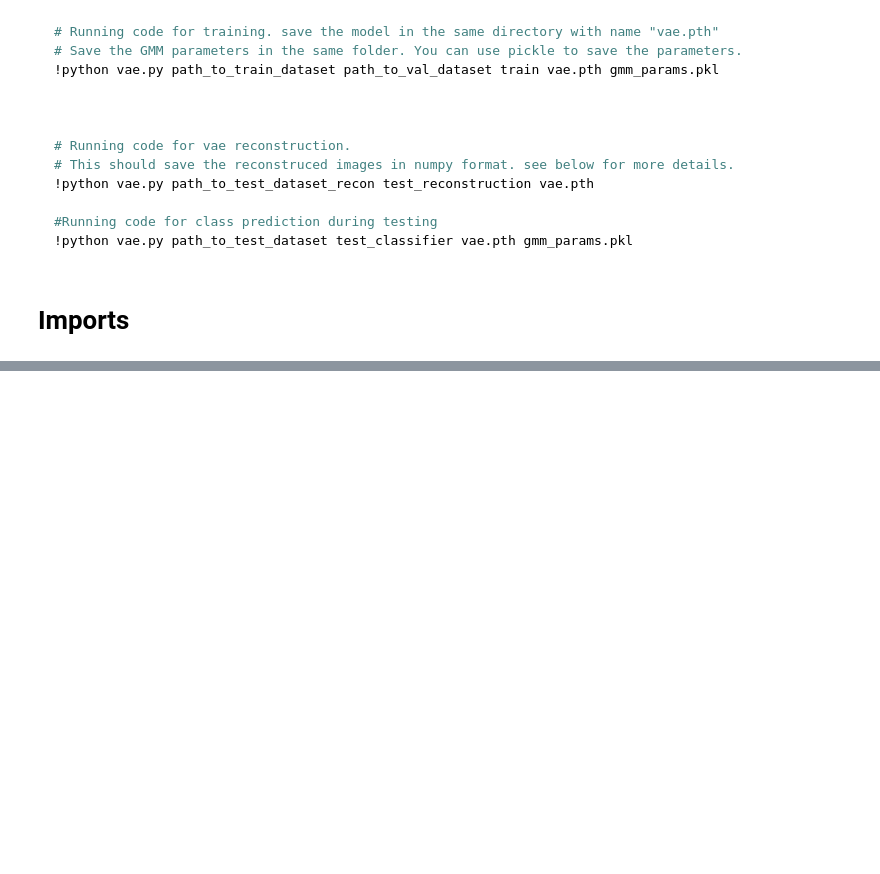
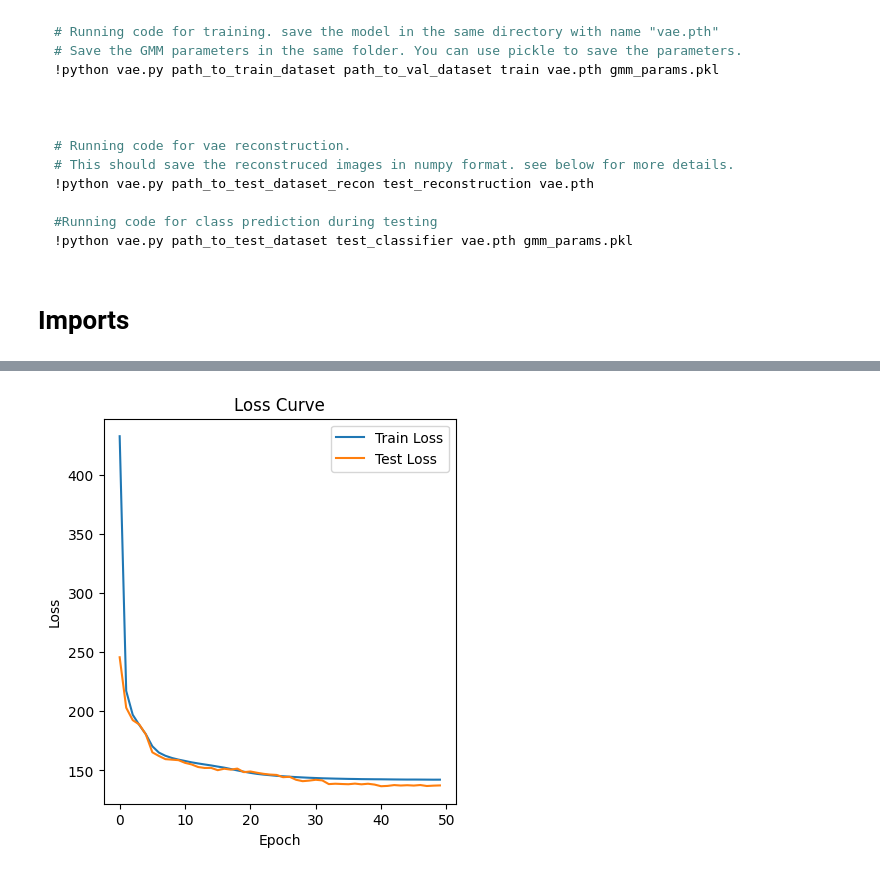
Before and after one commit to RISHIT7/GMM-VAE, a Jupyter notebook: notebooks/Data_Preprocessing.ipynb, the cells around one changed output, grey strips where cells are left out. Drawn from its saved outputs; the diff is of its cells as text; code cells hidden in the pictures; blank space fills up the shorter version.

```diff
--- a/notebooks/Data_Preprocessing.ipynb
+++ b/notebooks/Data_Preprocessing.ipynb
@@ -112,0 +223,5 @@ plt.show()
+# %%
+def loss_fn(recon_x, x, mu, logvar):
+    BCE = nn.functional.binary_cross_entropy(recon_x.view(-1, 784), x.view(-1, 784), reduction='sum')
+    KLD = -0.5 * torch.sum(1 + logvar - mu.pow(2) - logvar.exp())
+    return BCE + KLD
@@ -112,0 +250,25 @@ plt.show()
+# %%
+def test():
+    vae.eval()
+    test_loss= 0
+    with torch.no_grad():
+        for data, _ in test_loader:
+            data = data.view(-1, 28*28)
+            data = data.to(device)
+
+            ecoded, mu, log_var, recon = vae(data)
+
+            # sum up batch loss
+            test_loss += loss_fn(recon, data, mu, log_var).item()
+
+    test_loss /= len(test_loader.dataset)
+    print('====> Test set loss: {:.4f}'.format(test_loss))
+    return test_loss
+# %%
+train_loss = []
+test_loss = []
+for epoch in range(1, 51):
+    train_loss_epoch = train(epoch)
+    test_loss_epoch = test()
+    train_loss.append(train_loss_epoch)
+    test_loss.append(test_loss_epoch)
@@ -112,0 +295,2 @@ plt.show()
+# %%
+train_loss_np = np.array(train_loss)
@@ -112,0 +313,14 @@ plt.show()
+# %%
+# Plotting training and validation loss curves
+plt.figure(figsize=(10, 5))
+plt.subplot(1, 2, 1)
+plt.plot(train_loss_np/14748, label='Train Loss')
+plt.plot(test_loss, label='Test Loss')
+plt.title('Loss Curve')
+plt.xlabel('Epoch')
+plt.ylabel('Loss')
+plt.legend()
+
+plt.show()
+# %% [output]
+[figure, added]
```
Also changed, not shown: parts of 29 cells of this notebook.
